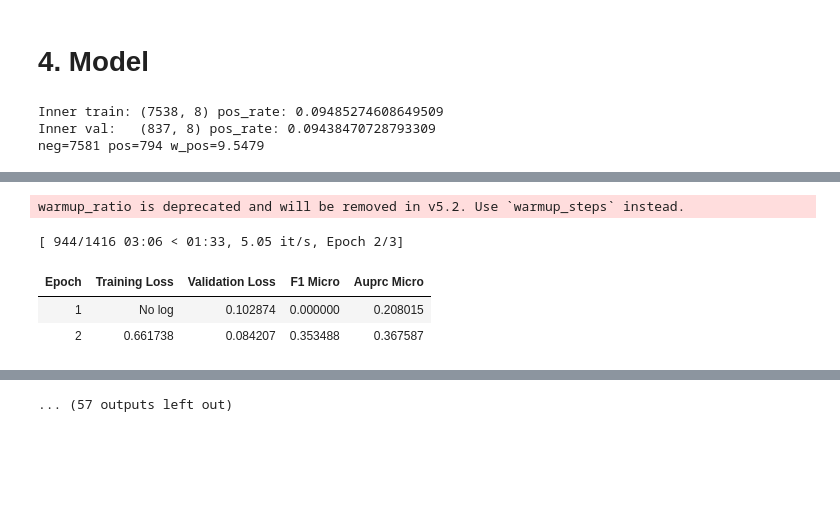
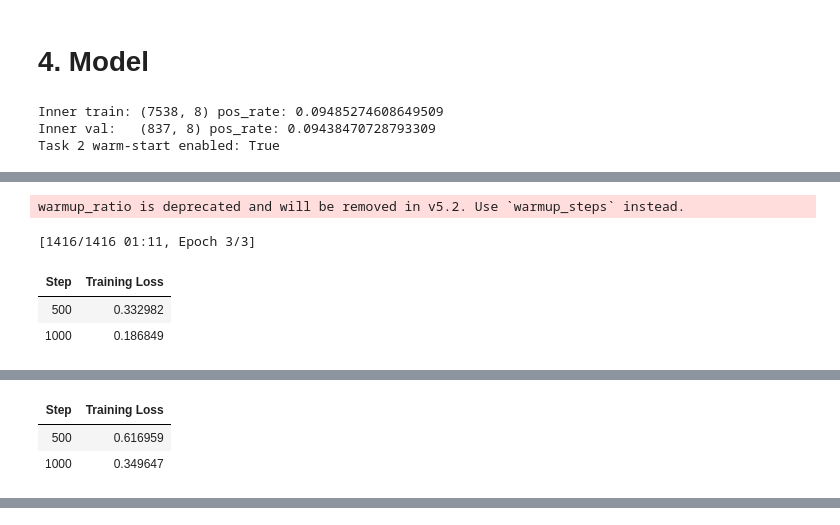
Before and after one commit to leonkuessner/pcl_nlp_lk922, a Jupyter notebook: PCL_Mod copy.ipynb, the cells around one changed output, grey strips where cells are left out. Saved outputs shown, nothing was run; the diff lists cells and outputs as text; code cells hidden in the pictures; blank space fills up the shorter version.

```diff
--- a/PCL_Mod copy.ipynb
+++ b/PCL_Mod copy.ipynb
@@ -143,8 +143,18 @@ MAX_LEN = 256
 
 VAL_FRAC = 0.10                 # internal val split size
 SEEDS = [42, 43, 44]            # ensemble seeds (high-yield improvement #1)
-TASK1_GRID = [(2e-5, 4), (3e-5, 4)]  # (lr, epochs) tiny tune (high-yield improvement #2)
-USE_KEYWORD_BALANCE = False      # high-yield improvement #3
+TASK1_GRID = [
+    (1.5e-5, 3),
+    (2.0e-5, 3),
+    (2.0e-5, 4),
+    (2.5e-5, 4),
+    (3.0e-5, 4),
+]
+POS_WEIGHT_MULTIPLIERS = [0.35, 0.50, 0.75, 1.00]
+USE_GROUP_BALANCE = False
+GROUP_BALANCE_COLS = ("keyword", "label")
+USE_TASK2_WARM_START = True
+NORMALIZE_TEXT = False
 
 def set_seed(seed: int):
     random.seed(seed)
@@ -593,52 +653,67 @@ def refit_one_seed(seed: int, lr: float, epochs: int, class_weights: torch.Tenso
     return task1_out
 # %%
+# MODIFICATION: optional EDA-driven punctuation normalisation.
+# This is applied once here so train/dev use exactly the same cleaned text.
+if NORMALIZE_TEXT:
+    df_train = df_train.copy()
+    df_dev = df_dev.copy()
+    df_train["text"] = df_train["text"].map(normalize_text)
+    df_dev["text"] = df_dev["text"].map(normalize_text)
+    print("Applied punctuation normalisation to train/dev text.")
+
 # ---- Internal split for tuning (dev leakage fix)
 df_train_inner, df_val_inner = stratified_split(df_train, val_frac=VAL_FRAC, seed=SEEDS[0])
 print("Inner train:", df_train_inner.shape, "pos_rate:", df_train_inner["label"].mean())
 print("Inner val:  ", df_val_inner.shape,   "pos_rate:", df_val_inner["label"].mean())
+print("Task 2 warm-start enabled:", USE_TASK2_WARM_START)
 
-# ---- Class weights from FULL training set
-neg = int((df_train["label"] == 0).sum())
-pos = int((df_train["label"] == 1).sum())
-w_pos = neg / max(pos, 1)
-class_weights = torch.tensor([1.0, float(w_pos)], dtype=torch.float32)
-print(f"neg={neg} pos={pos} w_pos={w_pos:.4f}")
-
-# ---- Train per seed, pick best run per seed by inner-val AUPRC
+# ---- Train per seed, pick best run per seed by inner-val best-F1 (not AUPRC)
 best_dirs = []
 val_probs = []
 val_y = None
-val_auprcs = []
 best_cfgs = []
+best_val_f1s = []
+best_val_auprcs = []
 
 for s in SEEDS:
-    d, p, y, a, best_lr, best_ep = train_one_seed(s, df_train_inner, df_val_inner, class_weights)
+    d, p, y, best_f1_seed, auprc_seed, best_lr, best_ep, best_pos_mult, best_t_seed, tuned_w_pos = train_one_seed(
+        s, df_train_inner, df_val_inner
+    )
     best_dirs.append(d)
     val_probs.append(p)
-    val_auprcs.append(a)
-    best_cfgs.append((best_lr, best_ep))
+    best_val_f1s.append(best_f1_seed)
+    best_val_auprcs.append(auprc_seed)
+    best_cfgs.append((best_lr, best_ep, best_pos_mult))
     if val_y is None:
         val_y = y
     else:
         assert np.array_equal(val_y, y)
 
-print("Per-seed best AUPRC:", list(zip(SEEDS, val_auprcs)))
+    print(
+        f"Seed {s}: best inner-val F1={best_f1_seed:.6f}, "
+        f"AUPRC={auprc_seed:.6f}, lr={best_lr}, epochs={best_ep}, "
+        f"pos_multiplier={best_pos_mult}, per-run threshold={best_t_seed:.6f}, "
+        f"tuned_w_pos={tuned_w_pos:.4f}"
+    )
 
-# ---- Ensemble threshold selection on inner-val (leakage-free)
+print("Per-seed best inner-val F1:", list(zip(SEEDS, best_val_f1s)))
+print("Per-seed best inner-val AUPRC (tie-break only):", list(zip(SEEDS, best_val_auprcs)))
+
+# ---- Ensemble threshold selection on inner-val (still leakage-free)
 ens_val_probs = np.mean(np.stack(val_probs, axis=0), axis=0)
-best_t, best_f1 = best_f1_threshold(val_y, ens_val_probs, steps=2001)
-print(f"Chosen threshold from inner-val: t={best_t:.4f}, F1={best_f1:.6f}")
+best_t, best_f1 = best_f1_threshold(val_y, ens_val_probs)
+print(f"Chosen ensemble threshold from inner-val: t={best_t:.6f}, F1={best_f1:.6f}")
 
 refit_dirs = []
-for s, (lr, ep) in zip(SEEDS, best_cfgs):
-    refit_dir = refit_one_seed(s, lr, ep, class_weights)
+for s, (lr, ep, pos_mult) in zip(SEEDS, best_cfgs):
+    refit_dir = refit_one_seed(s, lr, ep, pos_mult)
     refit_dirs.append(refit_dir)
 
 print("Refit Task1 dirs:", refit_dirs)
 # %% [output]
 Inner train: (7538, 8) pos_rate: 0.09485274608649509
 Inner val:   (837, 8) pos_rate: 0.09438470728793309
-neg=7581 pos=794 w_pos=9.5479
+Task 2 warm-start enabled: True
 RobertaForSequenceClassification LOAD REPORT from: roberta-base
 Key                             | Status     |
 --------------------------------+------------+-
@@ -655,9 +730,9 @@ classifier.dense.bias           | MISSING    |
 
 Notes:
 - UNEXPECTED    :can be ignored when loading from different task/architecture; not ok if you expect identical arch.
 - MISSING       :those params were newly initialized because missing from the checkpoint. Consider training on your downstream task.
 warmup_ratio is deprecated and will be removed in v5.2. Use `warmup_steps` instead.
-[ 944/1416 03:06 < 01:33, 5.05 it/s, Epoch 2/3]
+[1416/1416 01:11, Epoch 3/3]
-| Epoch | Training Loss | Validation Loss | F1 Micro | Auprc Micro |
-| 1 | No log | 0.102874 | 0.000000 | 0.208015 |
-| 2 | 0.661738 | 0.084207 | 0.353488 | 0.367587 |
+| Step | Training Loss |
+| 500 | 0.332982 |
+| 1000 | 0.186849 |
@@ -674,0 +749,3 @@ warmup_ratio is deprecated and will be removed in v5.2. Use `warmup_steps` inste
+| Step | Training Loss |
+| 500 | 0.616959 |
+| 1000 | 0.349647 |
@@ -693,4 +767,3 @@ warmup_ratio is deprecated and will be removed in v5.2. Use `warmup_steps` inste
-... (57 outputs left out)
 # %%
 rows=[]
 with open(TEST_TSV) as f:
```
Also changed, not shown: parts of 8 cells of this notebook, 2 other files.
